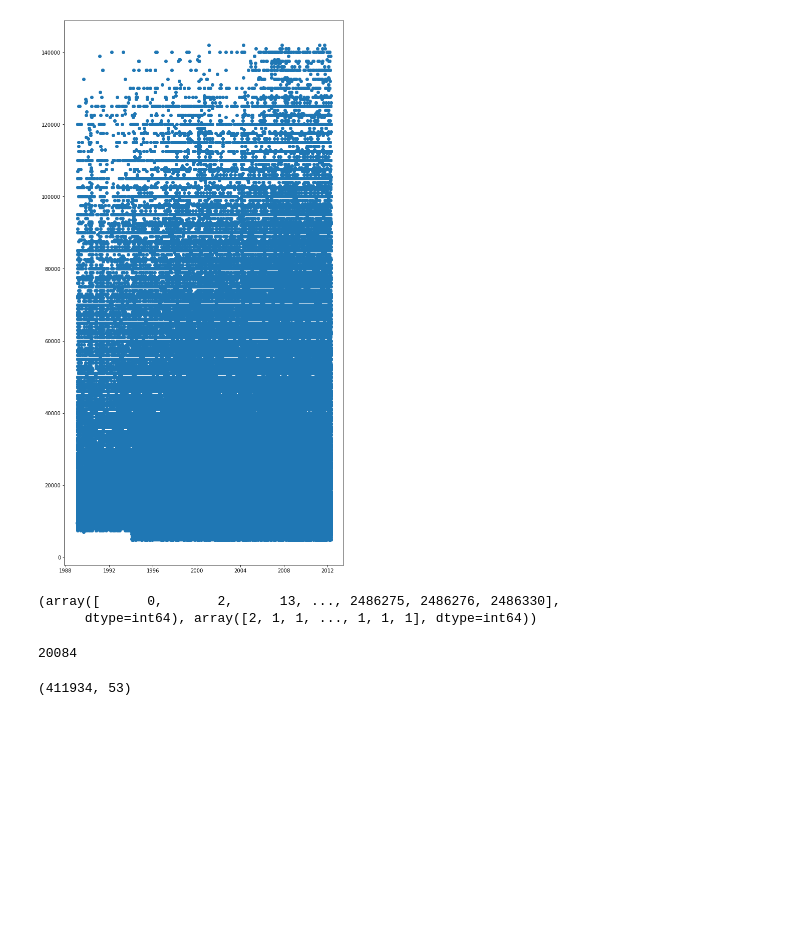
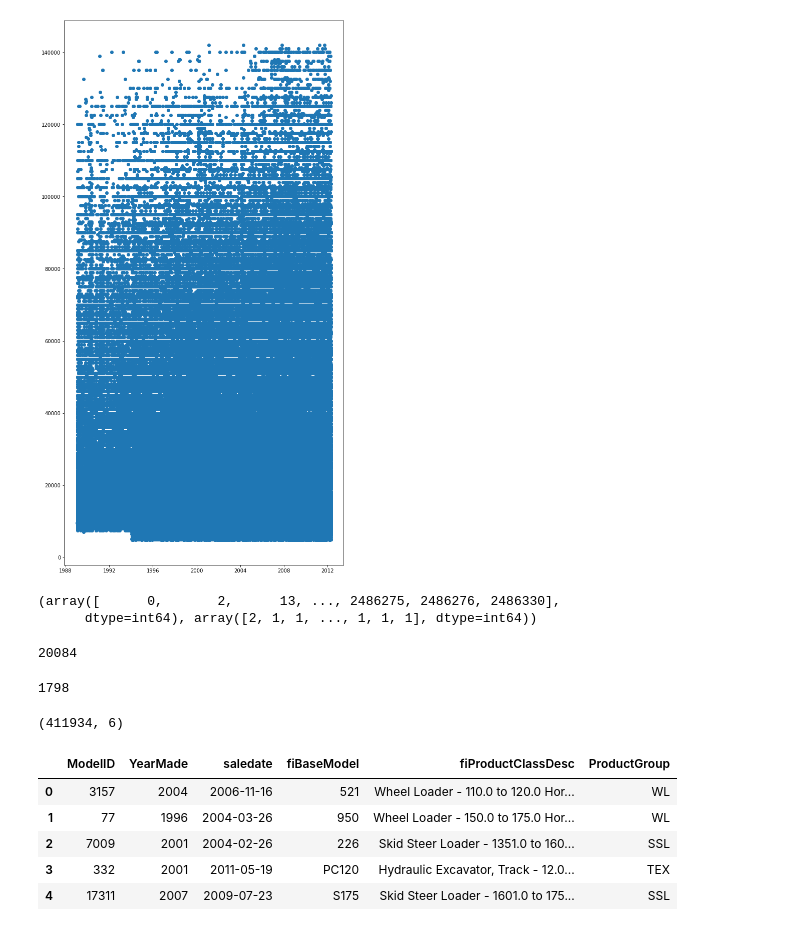
Before and after one commit to kianoush/Bulldozer-price-regression, a Jupyter notebook: bulldozer-price-regression.ipynb, the cells around one changed output. Saved outputs shown, nothing was run; the diff lists cells and outputs as text; code cells hidden in the pictures; blank space fills up the shorter version.

```diff
--- a/bulldozer-price-regression.ipynb
+++ b/bulldozer-price-regression.ipynb
@@ -204,9 +200,24 @@ pickle.dump(df, open('TrainAndValidFillYearMade.plk', "wb") )
 # %%
-df = pickle.load(open('TrainAndValidFillYearMade.plk', 'rb'))
-df.shape
+# df = pickle.load(open('TrainAndValidFillYearMade.plk', 'rb'))
+# df.shape
-# %% [output]
-(411934, 53)
+# %%
+len(np.unique(df['fiBaseModel']))# fiBaseModel is like fiModelDesc
+# %% [output]
+1798
 # %%
-X = pd.dataFrame()
-X['ModelID',]=df[]
+X = pd.DataFrame()
+X[['ModelID','YearMade','saledate','fiBaseModel','fiProductClassDesc', 'ProductGroup']]= df[['ModelID','YearMade','saledate','fiBaseModel','fiProductClassDesc', 'ProductGroup']]
 y= df['SalePrice']
+# %%
+X.shape
+# %% [output]
+(411934, 6)
+# %%
+X.head()
+# %% [output]
+|  | ModelID | YearMade | saledate | fiBaseModel | fiProductClassDesc | ProductGroup |
+| 0 | 3157 | 2004 | 2006-11-16 | 521 | Wheel Loader - 110.0 to 120.0 Hor... | WL |
+| 1 | 77 | 1996 | 2004-03-26 | 950 | Wheel Loader - 150.0 to 175.0 Hor... | WL |
+| 2 | 7009 | 2001 | 2004-02-26 | 226 | Skid Steer Loader - 1351.0 to 160... | SSL |
+| 3 | 332 | 2001 | 2011-05-19 | PC120 | Hydraulic Excavator, Track - 12.0... | TEX |
+| 4 | 17311 | 2007 | 2009-07-23 | S175 | Skid Steer Loader - 1601.0 to 175... | SSL |
```
Also changed, not shown: parts of 11 cells of this notebook.
